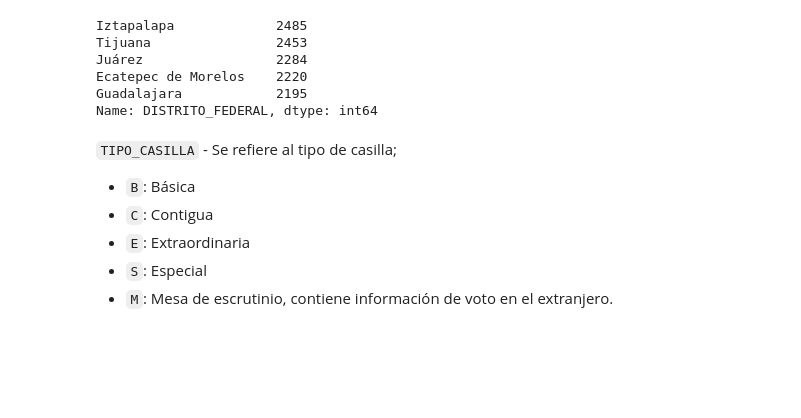
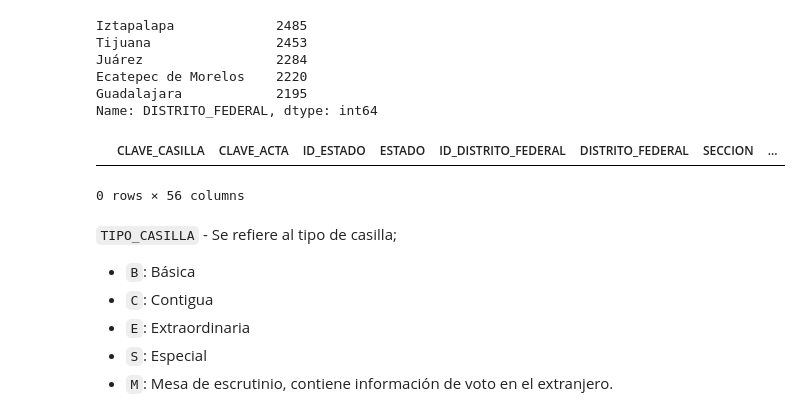
Before and after one commit to JacoboGGLeon/prep2018, a Jupyter notebook: load.ipynb, the cells around one changed output. Saved outputs shown, nothing was run; the diff lists cells and outputs as text; code cells hidden in the pictures; blank space fills up the shorter version.

```diff
--- a/load.ipynb
+++ b/load.ipynb
@@ -88,6 +88,12 @@ Juárez                 2284
 Ecatepec de Morelos    2220
 Guadalajara            2195
 Name: DISTRITO_FEDERAL, dtype: int64
+# %%
+df_copy.drop(df_copy[df.DISTRITO_FEDERAL == ' '].index, inplace=True)
+df_copy[df.DISTRITO_FEDERAL == ' ']
+# %% [output]
+|  | CLAVE_CASILLA | CLAVE_ACTA | ID_ESTADO | ESTADO | ID_DISTRITO_FEDERAL | DISTRITO_FEDERAL | SECCION | ... |
+0 rows × 56 columns
 # %% [markdown]
 `TIPO_CASILLA` - Se refiere al tipo de casilla;
 * `B`: Básica
```
Also changed, not shown: parts of 77 cells of this notebook.
